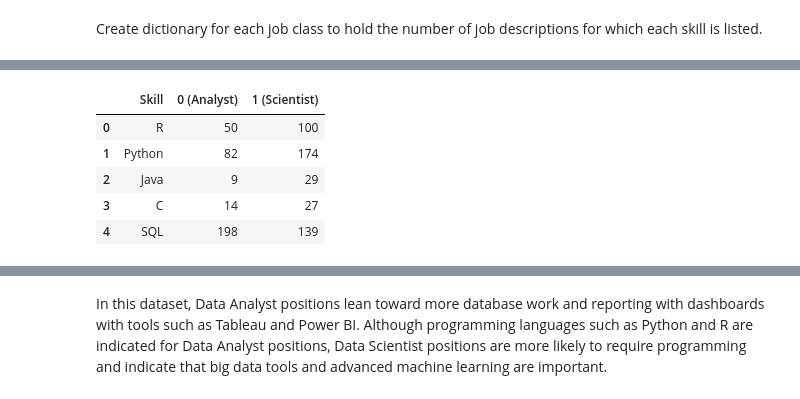
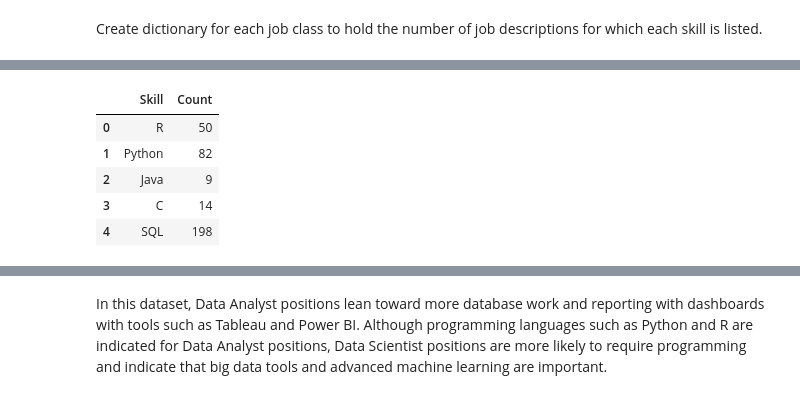
Before and after one commit to jma199/nlp-jobmarket, a Jupyter notebook: 2 main_jobdesc_eda_sql.ipynb, the cells around one changed output, grey strips where cells are left out. Saved outputs shown, nothing was run; the diff lists cells and outputs as text; code cells hidden in the pictures.

```diff
--- a/2 main_jobdesc_eda_sql.ipynb
+++ b/2 main_jobdesc_eda_sql.ipynb
@@ -509,16 +510,16 @@ Create dictionary for each job class to hold the number of job descriptions for
 # %%
 # list of skills to be searched for and the regex patterns to search with
 skills = ['R','Python','Java','C','SQL','RedShift','Snowflake','Database',
-'Jupyter notebook','Dashboards','Tableau','Power BI','D3','SAS','Excel','Algorithm',
-'Time Series','Visualization','Matplotlib','Seaborn','Dash','Plotly','ggplot',
-'scikit-learn', 'Spark','Hadoop','Hive','TensorFlow','Keras','Scala','deep learning',
-'AWS','Google Cloud','Automation','Pipelines','Clinical Data','Ad-Hoc','Creativity','French']
+'Jupyter notebook','Dashboards','Tableau','Power BI','SAS','Excel','Algorithm', 'Statistics',
+'Time Series','Visualization','Matplotlib','Seaborn','Plotly','ggplot','machine learning',
+'scikit-learn','Spark','Hadoop','Hive','TensorFlow','Keras','Scala','deep learning',
+'AWS','Google Cloud','Automation','Pipelines','Clinical Data','Ad-Hoc','Creativity','research','French']
 
 skill_patt = ['(?i)\\bR\\b','(?i)\\bPython\\b', '(?i)\\bJava\\b', '(?i)\\bC\\b','(?i)\\bSQL\\b','(?i)\\bRedShift\\b','(?i)\\bSnowflake\\b','(?i)\\bDatabase\\b',
-'(?i)\\bJupyter\\b','(?i)\\bDashboard\\b','(?i)\\bTableau\\b',"(?i)\\bPower\s?BI\\b",'(?i)\\bD3\\b','(?i)\\bSAS\\b','(?i)\\bExcel\\b','(?i)\\bAlgorithm\\b',
-'(?i)\\bTime\sSeries\\b','(?i)\\bVisualization\\b','(?i)\\bMatplotlib\\b',"(?i)\\bSeaborn\\b",'(?i)\\bDash\\b','(?i)\\bPlotly\\b','(?i)\\bggplot\\b',
+'(?i)\\bJupyter\\b','(?i)\\bDashboard\\b','(?i)\\bTableau\\b',"(?i)\\bPower\s?BI\\b",'(?i)\\bSAS\\b','(?i)\\bExcel\\b','(?i)\\bAlgorithm\\b', '(?i)\\bStatistics\\b',
+'(?i)\\bTime\sSeries\\b','(?i)\\bVisualization\\b','(?i)\\bMatplotlib\\b',"(?i)\\bSeaborn\\b",'(?i)\\bPlotly\\b','(?i)\\bggplot\\b','(?i)\\bmachine learning\\b',
 '(?i)\\bscikit\s?learn\\b|\\bscikit-learn\\b|\\bsk\s?learn\\b', '(?i)\\bSpark\\b','(?i)\\bHadoop\\b?',"(?i)\\bHive\\b","(?i)\\bTensorFlow\\b",'(?i)\\bKeras\\b','(?i)\\bScala\\b','(?i)\\bdeep\slearning\\b',
-'(?i)\\bAWS\\b','(?i)\\bGoogle\sCloud\\b','(?i)\\bAutomation\\b','(?i)\\bPipelines\\b','(?i)\\bClinical\sData\\b','(?i)\\bAd-Hoc\\b|\\badhoc\\b|\\bad hoc\\b','(?i)\\bCreativity\\b','(?i)\\bFrench\\b']
+'(?i)\\bAWS\\b','(?i)\\bGoogle\sCloud\\b','(?i)\\bAutomation\\b','(?i)\\bPipelines\\b','(?i)\\bClinical\sData\\b','(?i)\\bAd-Hoc\\b|\\badhoc\\b|\\bad hoc\\b','(?i)\\bCreativity\\b','(?i)\\bresearch\\b','(?i)\\bFrench\\b']
 # %%
 def count_skill(pattern, text):
     '''Count the number of job descriptions that require a specific skill.
@@ -572,12 +548,11 @@ skills_all
 # %%
-# convert dict to df
-skill_df2 = pd.DataFrame.from_dict(skills_all, orient='index').reset_index()
-skill_df2.rename(columns={'index': 'Skill', 0: '0 (Analyst)', 1: '1 (Scientist)'}, inplace=True)
-skill_df2.head()
+skill0_df = pd.DataFrame.from_dict(skills0_dict, orient='index').reset_index()
+skill0_df.rename(columns={'index': 'Skill', 0: 'Count'}, inplace=True)
+skill0_df.head()
 # %% [output]
-|  | Skill | 0 (Analyst) | 1 (Scientist) |
-| 0 | R | 50 | 100 |
-| 1 | Python | 82 | 174 |
-| 2 | Java | 9 | 29 |
-| 3 | C | 14 | 27 |
-| 4 | SQL | 198 | 139 |
+|  | Skill | Count |
+| 0 | R | 50 |
+| 1 | Python | 82 |
+| 2 | Java | 9 |
+| 3 | C | 14 |
+| 4 | SQL | 198 |
```
Also changed, not shown: parts of 12 cells of this notebook.
